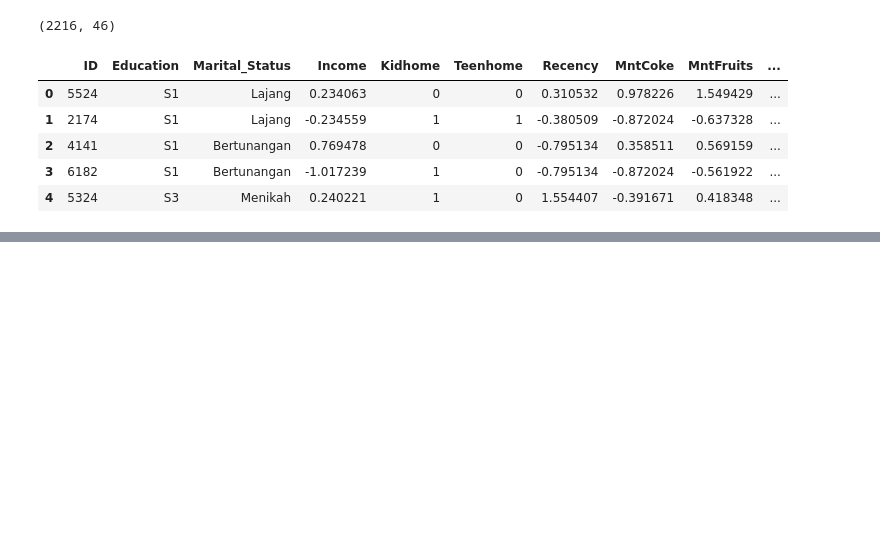
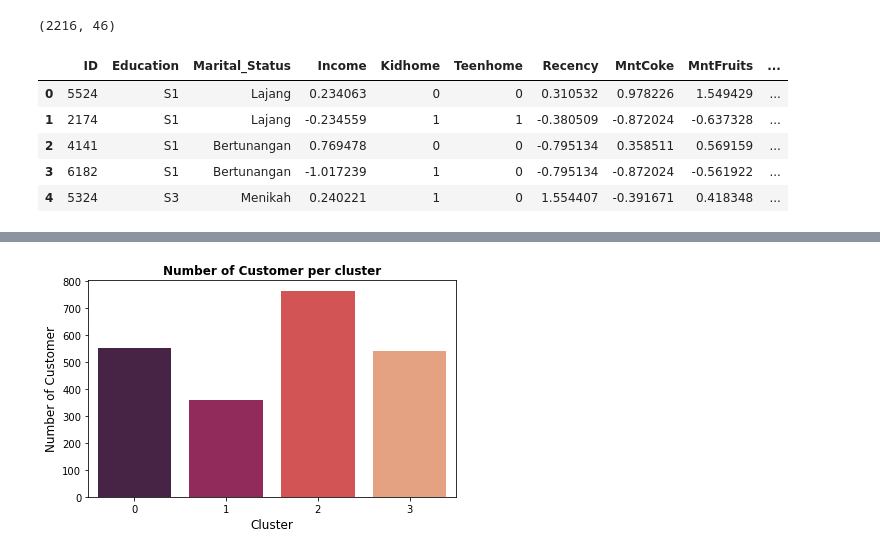
Before and after one commit to audryannoor/Predict-Customer-Personality-To-Boost-Marketing-Campaign-By-Using-Machine-Learning, a Jupyter notebook: Rafif Noor Audryan_Marketing Campaign.ipynb, the cells around one changed output, grey strips where cells are left out. Cells and saved outputs as stored; diff of their text form; code cells hidden in the pictures; blank space fills up the shorter version.

```diff
--- a/Rafif Noor Audryan_Marketing Campaign.ipynb
+++ b/Rafif Noor Audryan_Marketing Campaign.ipynb
@@ -400,0 +462,5 @@ display(df_std.shape,df_std.head(5))
+# %%
+kmeans = KMeans (n_clusters = 4, random_state = 24)
+kmeans.fit(X.values)
+X['cluster'] = kmeans.labels_
+df_cleaned['cluster'] = kmeans.labels_
@@ -400,0 +475,8 @@ display(df_std.shape,df_std.head(5))
+# %%
+sns.countplot(x = df_cleaned['cluster'],palette = 'rocket')
+plt.title('Number of Customer per cluster', fontweight ='bold')
+plt.xlabel('Cluster',fontsize = 12)
+plt.ylabel('Number of Customer', fontsize = 12)
+plt.tight_layout()
+# %% [output]
+[figure, added]
```
Also changed, not shown: parts of 37 cells of this notebook.
